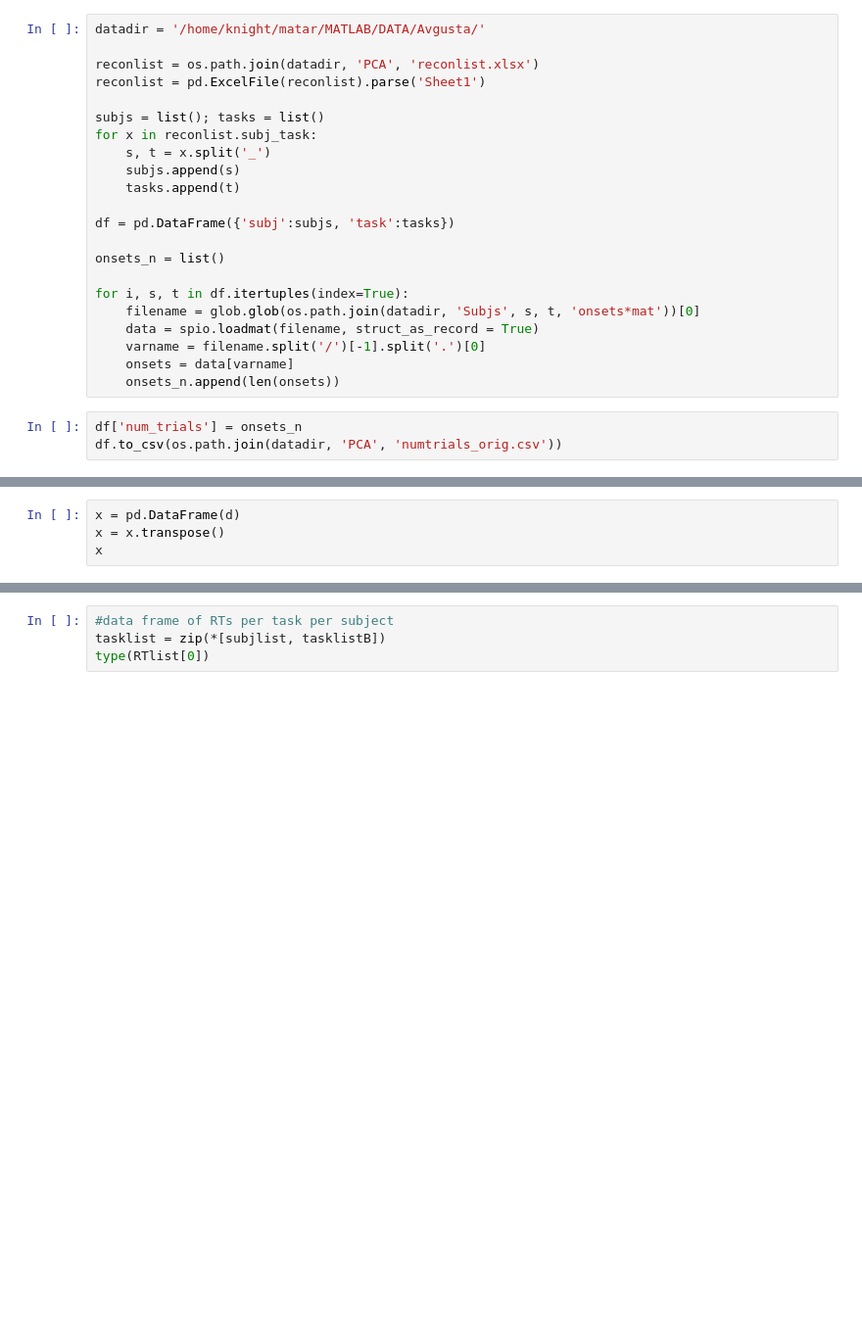
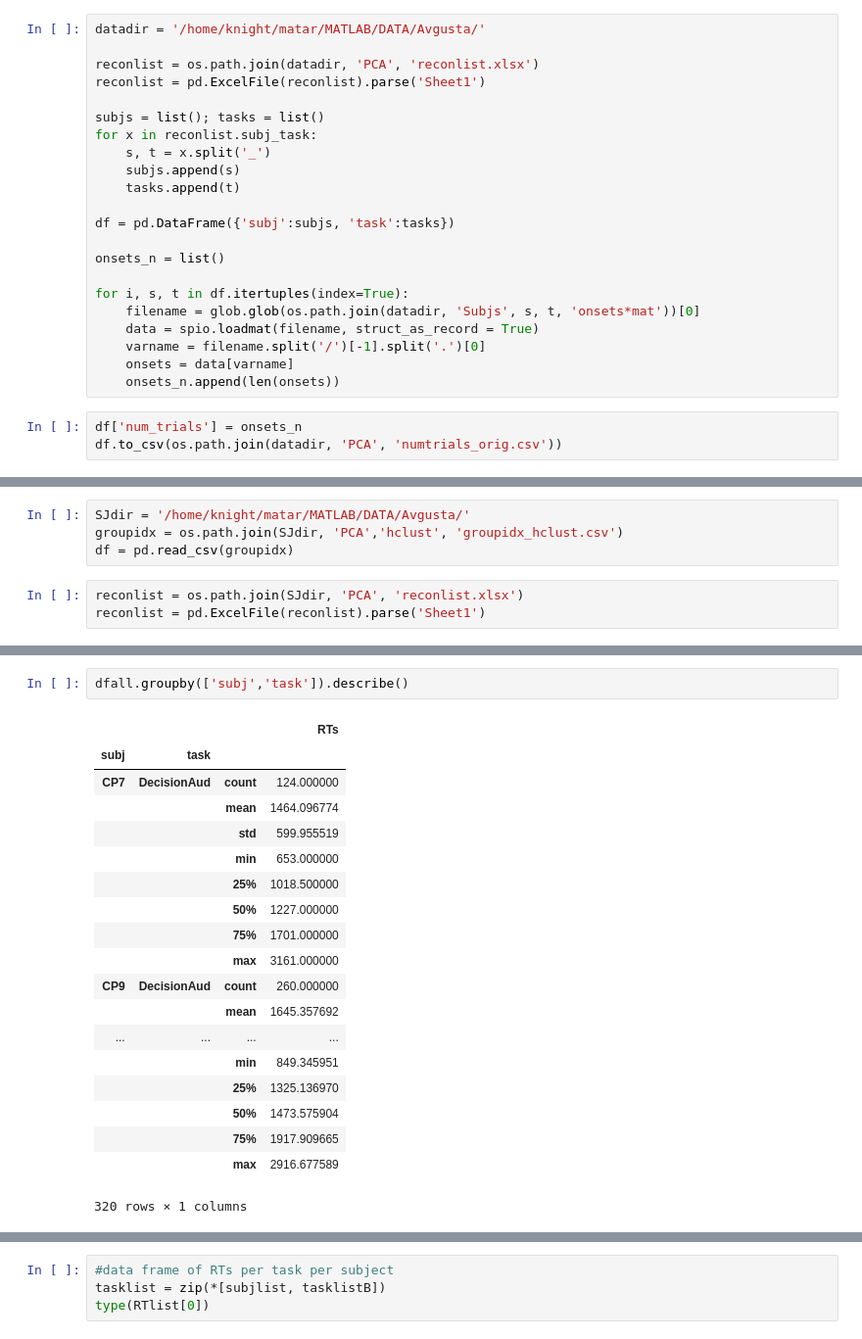
Before and after one commit to matarhaller/ECOGpy, a Jupyter notebook: RThists.ipynb, the cells around one changed output, grey strips where cells are left out. Shown at 98% size. Saved outputs shown, nothing was run; the diff lists cells and outputs as text; blank space fills up the shorter version.

```diff
--- a/RThists.ipynb
+++ b/RThists.ipynb
@@ -112,4 +76,0 @@ for subj in subjs:
-# %%
-x = pd.DataFrame(d)
-x = x.transpose()
-x
@@ -172,0 +82,7 @@ Index([u'FaceGen', u'FaceEmo', u'DecisionVis', u'EmoRep', u'SelfVis', u'Decision
+# %%
+SJdir = '/home/knight/matar/MATLAB/DATA/Avgusta/'
+groupidx = os.path.join(SJdir, 'PCA','hclust', 'groupidx_hclust.csv')
+df = pd.read_csv(groupidx)
+# %%
+reconlist = os.path.join(SJdir, 'PCA', 'reconlist.xlsx')
+reconlist = pd.ExcelFile(reconlist).parse('Sheet1')
@@ -172,0 +110,22 @@ Index([u'FaceGen', u'FaceEmo', u'DecisionVis', u'EmoRep', u'SelfVis', u'Decision
+# %%
+dfall.groupby(['subj','task']).describe()
+# %% [output]
+|  |  |  | RTs |
+| subj | task |  |  |
+| CP7 | DecisionAud | count | 124.000000 |
+|  |  | mean | 1464.096774 |
+|  |  | std | 599.955519 |
+|  |  | min | 653.000000 |
+|  |  | 25% | 1018.500000 |
+|  |  | 50% | 1227.000000 |
+|  |  | 75% | 1701.000000 |
+|  |  | max | 3161.000000 |
+| CP9 | DecisionAud | count | 260.000000 |
+|  |  | mean | 1645.357692 |
+| ... | ... | ... | ... |
+|  |  | min | 849.345951 |
+|  |  | 25% | 1325.136970 |
+|  |  | 50% | 1473.575904 |
+|  |  | 75% | 1917.909665 |
+|  |  | max | 2916.677589 |
+320 rows × 1 columns
```
Also changed, not shown: parts of 25 cells of this notebook, 6 other files.
